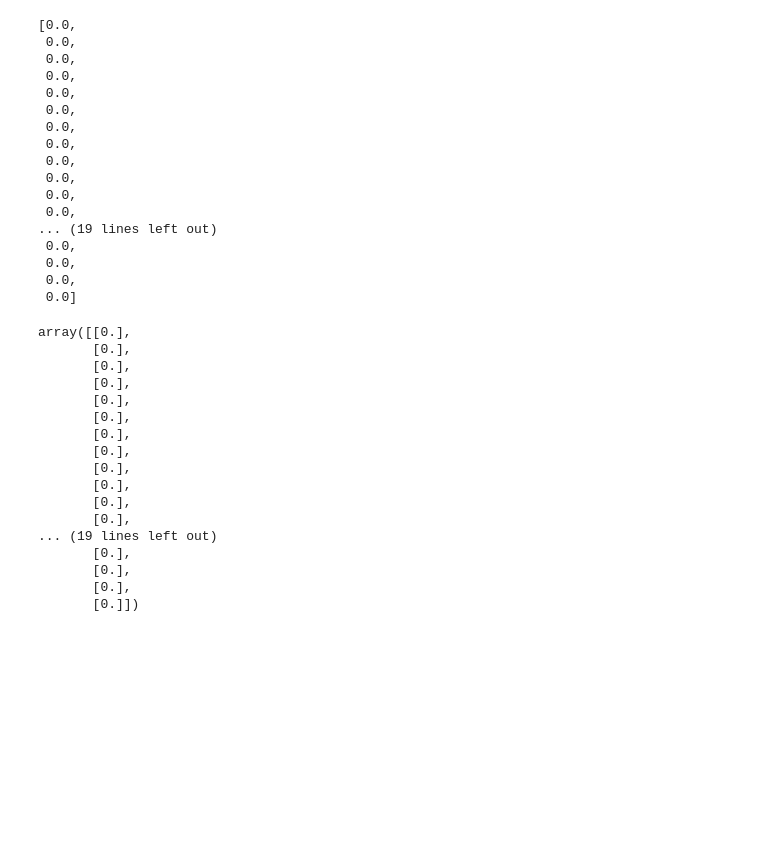
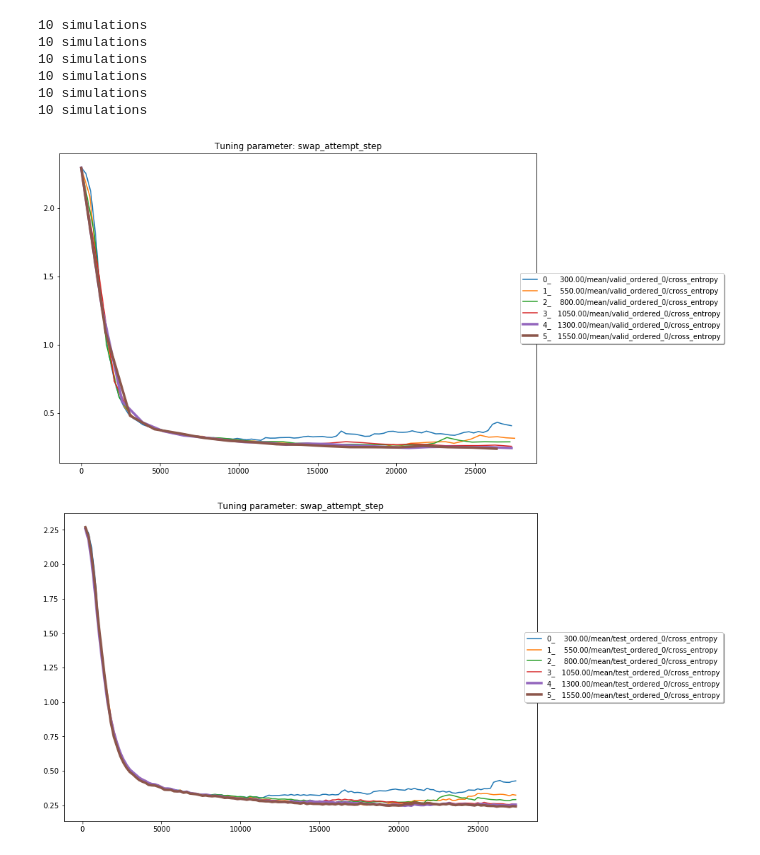
Before and after one commit to madrixx/deep_tempering, a Jupyter notebook: Plot.ipynb, the cells around one changed output. Cells and saved outputs as stored; diff of their text form; code cells hidden in the pictures; blank space fills up the shorter version.

Commit message:
new graphs

```diff
--- a/Plot.ipynb
+++ b/Plot.ipynb
@@ -119,42 +1,32 @@ df
-# %%
-v_cols = [v[0] for v in v0[0]]
-v_vals = [v[0] for v in v0[1]]
-v_vals
-# %% [output]
-[0.0,
- 0.0,
- 0.0,
- 0.0,
- 0.0,
- 0.0,
- 0.0,
- 0.0,
- 0.0,
- 0.0,
- 0.0,
- 0.0,
-... (19 lines left out)
- 0.0,
- 0.0,
- 0.0,
- 0.0]
-# %%
-v_cols
-# %% [output]
-array([[0.],
-       [0.],
-       [0.],
-       [0.],
-       [0.],
-       [0.],
-       [0.],
-       [0.],
-       [0.],
-       [0.],
-       [0.],
-       [0.],
-... (19 lines left out)
-       [0.],
-       [0.],
-       [0.],
-       [0.]])
+# %%
+from importlib import reload
+import matplotlib.pyplot as plt
+import os
+from simulation import simulator_utils as s_utils
+import pprint
+import numpy as np
+pp = pprint.PrettyPrinter(indent=2)
+reload(s_utils)
+%matplotlib inline
+#files = [f for f in os.listdir('simulation/summaries/compressed/') if 'swap_step' in f]
+#files = [f for f in os.listdir('simulation/summaries/') if 'compressed' not in f]
+files = [f for f in os.listdir('simulation/summaries/compressed/') if 'cnn' in f and 'swap_step' in f]
+mese = s_utils.MultiExperimentSummaryExtractor(files)
+# %% [output]
+10 simulations
+10 simulations
+10 simulations
+10 simulations
+10 simulations
+10 simulations
+# %%
+"""Swap step for validation dataset. Average best cross entropy value from 10 simulations each."""
+fig = mese.plot(['cross', 'valid', 'ordered_0'], param_min=None, mark_lines=[1300, 1550])
+# %% [output]
+[figure, added]
+# %%
+"""Swap step for test dataset. Average best cross entropy value from 10 simulations each."""
+
+fig = mese.plot(['ordered_0', 'cross', 'test'], mark_lines=[1300, 1550])
+# %% [output]
+[figure, added]
```
Also changed, not shown: parts of 31 cells of this notebook.
